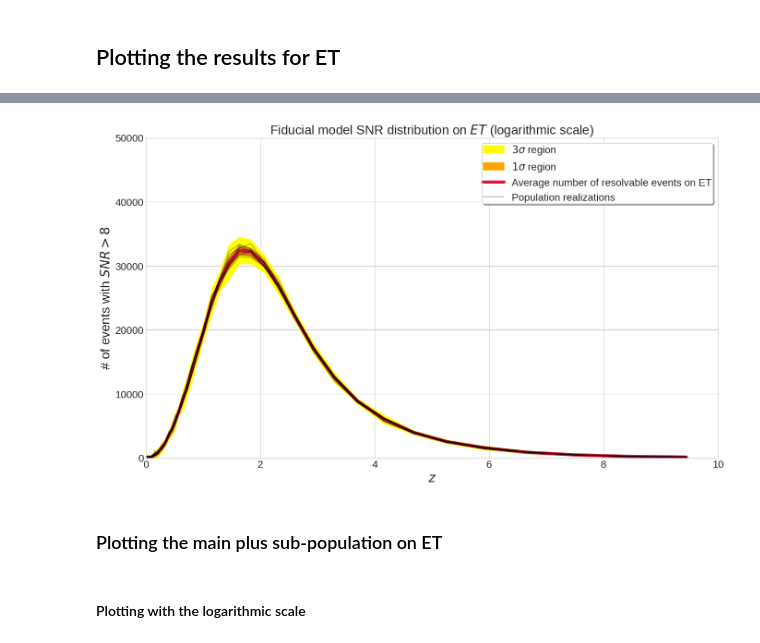
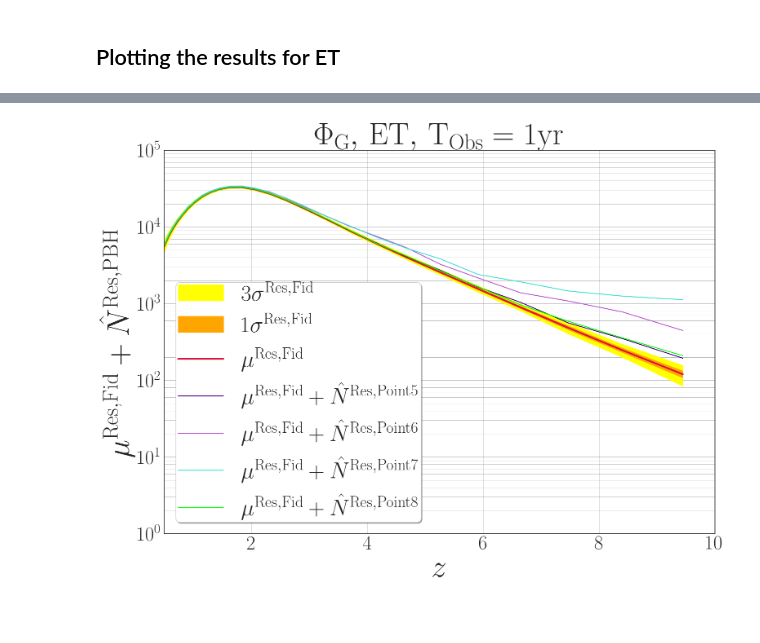
Before and after one commit to KuZa91/PBH_subpopulations_effects_analysis, a Jupyter notebook: ResSourcePlotter.ipynb, the cells around one changed output, grey strips where cells are left out. Saved outputs shown, nothing was run; the diff lists cells and outputs as text; code cells hidden in the pictures; blank space fills up the shorter version.

```diff
--- a/ResSourcePlotter.ipynb
+++ b/ResSourcePlotter.ipynb
@@ -249,4 +247,6 @@ dbin_log = (bin_log[1::] - bin_log[:-1:])
 simply by saving the output of the matplotlib hystrograms:
 # %% [markdown]
 <h4> Hystograms for the fiducial populations </h4>
+# %%
+Fid_Pop  = {}
 # %%
@@ -509,0 +391,7 @@ for i in tqdm(range(len(Fid_Pop['Cat1']['Red_log']['Redshift']))):
+# %%
+# Estimating the avg values for logarithmic redshift binning
+
+for i in tqdm(range(len(Fid_Pop[1]['Red_log']['Redshift']))):
+    for j in range(1, len(LIGO_Fid) + 1):
+        LIGO_avglog[i] += (1./float(N_cats))*Fid_Pop[j]['Red_log']['LIGO_ResEvents'][i]
+        ET_avglog[i] += (1./float(N_cats))*Fid_Pop[j]['Red_log']['ET_ResEvents'][i]
@@ -510,3 +408,14 @@ for i in tqdm(range(len(Fid_Pop['Cat1']['Red_log']['Redshift']))):
+# %%
+# Estimating here the sigmas for logarithmic redshift binning
+
+for i in tqdm(range(len(Fid_Pop[1]['Red_log']['Redshift']))):
+    for j in range(1, len(LIGO_Fid) + 1):
+
+        LIGO_siglog[i] += (1./float(N_cats - 1))*(Fid_Pop[j]['Red_log']['LIGO_ResEvents'][i] - LIGO_avglog[i])**2.
+        ET_siglog[i] += (1./float(N_cats - 1))*(Fid_Pop[j]['Red_log']['ET_ResEvents'][i] - ET_avglog[i])**2.
+
+    LIGO_siglog[i] = np.sqrt(LIGO_siglog[i])
+    ET_siglog[i] = np.sqrt(ET_siglog[i])
 # %% [markdown]
 we can save the statistical results and proceed to plot :
 # %%
@@ -605,30 +503,25 @@ plt.savefig('apLIGOSNRB8EventDistLogBinPlusGsSubPopNum.png',dpi=50)
 # %%
-# Plotting the obtained statistics for the fiducial model
+# Plotting the results for the Gaussian subpopulation
 
-plt.figure(figsize=(16,9))
-plt.fill_between(Fid_Pop['ET_StatAnal']['Red_log']['Redshift'], Fid_Pop['ET_StatAnal']['Red_log']['SigP3'], Fid_Pop['ET_StatAnal']['Red_log']['SigM3'], color = 'yellow', label = r'$3\sigma$ region')
-plt.fill_between(Fid_Pop['ET_StatAnal']['Red_log']['Redshift'], Fid_Pop['ET_StatAnal']['Red_log']['SigP1'], Fid_Pop['ET_StatAnal']['Red_log']['SigM1'], color = 'orange', label = r'$1\sigma$ region')
-plt.plot(Fid_Pop['ET_StatAnal']['Red_log']['Redshift'], Fid_Pop['ET_StatAnal']['Red_log']['Avg'], color = 'crimson', linewidth=5, label = 'Average number of resolvable events on ET')
-plt.plot(Fid_Pop['ET_StatAnal']['Red_log']['Redshift'], Fid_Pop['Cat1']['Red_log']['ET_ResEvents'], color = 'black', alpha = 0.3, label = 'Population realizations')
-plt.plot(Fid_Pop['ET_StatAnal']['Red_log']['Redshift'], Fid_Pop['Cat2']['Red_log']['ET_ResEvents'], color = 'black', alpha = 0.3)
-plt.plot(Fid_Pop['ET_StatAnal']['Red_log']['Redshift'], Fid_Pop['Cat3']['Red_log']['ET_ResEvents'], color = 'black', alpha = 0.3)
-plt.plot(Fid_Pop['ET_StatAnal']['Red_log']['Redshift'], Fid_Pop['Cat4']['Red_log']['ET_ResEvents'], color = 'black', alpha = 0.3)
-plt.plot(Fid_Pop['ET_StatAnal']['Red_log']['Redshift'], Fid_Pop['Cat5']['Red_log']['ET_ResEvents'], color = 'black', alpha = 0.3)
-plt.plot(Fid_Pop['ET_StatAnal']['Red_log']['Redshift'], Fid_Pop['Cat6']['Red_log']['ET_ResEvents'], color = 'black', alpha = 0.3)
-plt.plot(Fid_Pop['ET_StatAnal']['Red_log']['Redshift'], Fid_Pop['Cat7']['Red_log']['ET_ResEvents'], color = 'black', alpha = 0.3)
-plt.plot(Fid_Pop['ET_StatAnal']['Red_log']['Redshift'], Fid_Pop['Cat8']['Red_log']['ET_ResEvents'], color = 'black', alpha = 0.3)
-plt.plot(Fid_Pop['ET_StatAnal']['Red_log']['Redshift'], Fid_Pop['Cat9']['Red_log']['ET_ResEvents'], color = 'black', alpha = 0.3)
-plt.plot(Fid_Pop['ET_StatAnal']['Red_log']['Redshift'], Fid_Pop['Cat10']['Red_log']['ET_ResEvents'], color = 'black', alpha = 0.3)
-plt.xlabel('$z$', fontsize = 20 )
-plt.xlim(0.0, 10.)
-plt.ylim(0.,50000.)
-plt.legend(loc = 1, frameon = True, fancybox = True, shadow = True, borderpad= 0.1, prop={'size': 16})
-plt.ylabel('# of events with $SNR > 8$', fontsize = 20)
-plt.title(r'Fiducial model SNR distribution on $ET$ (logarithmic scale)',fontsize = 20)
-plt.savefig('ETSNRB8EventDistLogBinFidMod.png',dpi=200)
+plt.figure(figsize=(16,12))
+plt.fill_between(Fid_Pop['ET_StatAnal']['Red_log']['Redshift'], Fid_Pop['ET_StatAnal']['Red_log']['SigP3'], Fid_Pop['ET_StatAnal']['Red_log']['SigM3'], color = 'yellow', label = r'$3\sigma^{\rm Res, Fid}$')
+plt.fill_between(Fid_Pop['ET_StatAnal']['Red_log']['Redshift'], Fid_Pop['ET_StatAnal']['Red_log']['SigP1'], Fid_Pop['ET_StatAnal']['Red_log']['SigM1'], color = 'orange', label = r'$1\sigma^{\rm Res, Fid}$')
+plt.plot(Fid_Pop['ET_StatAnal']['Red_log']['Redshift'], Fid_Pop['ET_StatAnal']['Red_log']['Avg'], color = 'crimson', linewidth=3, label = r'$\mu^{\rm Res, Fid}$')
+plt.plot(Fid_Pop['ET_StatAnal']['Red_log']['Redshift'], Fid_Pop['ET_StatAnal']['Red_log']['Avg'] + Sub_Pop['Point5']['Red_log']['ET_ResEvents'], color = 'Indigo', label = r'$\mu^{\rm Res, Fid} + \hat{N}^{\rm Res, Point 5}$')
+plt.plot(Fid_Pop['ET_StatAnal']['Red_log']['Redshift'], Fid_Pop['ET_StatAnal']['Red_log']['Avg'] + Sub_Pop['Point6']['Red_log']['ET_ResEvents'], color = 'mediumorchid', label = r'$\mu^{\rm Res, Fid} + \hat{N}^{\rm Res, Point 6}$')
+plt.plot(Fid_Pop['ET_StatAnal']['Red_log']['Redshift'], Fid_Pop['ET_StatAnal']['Red_log']['Avg'] + Sub_Pop['Point7']['Red_log']['ET_ResEvents'], color = 'turquoise', label = r'$\mu^{\rm Res, Fid} + \hat{N}^{\rm Res, Point 7}$')
+plt.plot(Fid_Pop['ET_StatAnal']['Red_log']['Redshift'], Fid_Pop['ET_StatAnal']['Red_log']['Avg'] + Sub_Pop['Point8']['Red_log']['ET_ResEvents'], color = 'lime', label = r'$\mu^{\rm Res, Fid} + \hat{N}^{\rm Res, Point 8}$')
+plt.xlabel('$z$', fontsize = 55 )
+plt.ylabel(r'$\mu^{\rm Res, Fid} + \hat{N}^{\rm Res, PBH}$', fontsize = 55)
+plt.xlim(0.5, 10.)
+plt.yscale('log')
+plt.ylim(1.e0,1.e5)
+plt.legend(loc = 3, frameon = True, fancybox = True, shadow = True, borderpad= 0.1, prop={'size': 40})
+#plt.ylabel('# of events with $SNR > 8$', fontsize = 20)
+plt.title(r'$\Phi_{\rm G}, \, \rm ET, \, T_{\rm Obs} = 1yr$',fontsize = 55)
+plt.tight_layout()
+plt.grid(which='both', color='grey', linestyle='-', linewidth=0.5, alpha=.7)
+plt.savefig('ETSNRB8EventDistLogBinPlusGsSubPopNum.png',dpi=200)
+#plt.savefig('ETSNRB8EventDistLogBinPlusGsSubPopNum.png',dpi=50)
 # %% [output]
-[figure, old version]
+[figure, new version]
-# %% [markdown]
-<h3> Plotting the main plus sub-population on ET </h3>
-# %% [markdown]
-<h4> Plotting with the logarithmic scale </h4>
```
Also changed, not shown: parts of 58 cells of this notebook, 4 other files.
